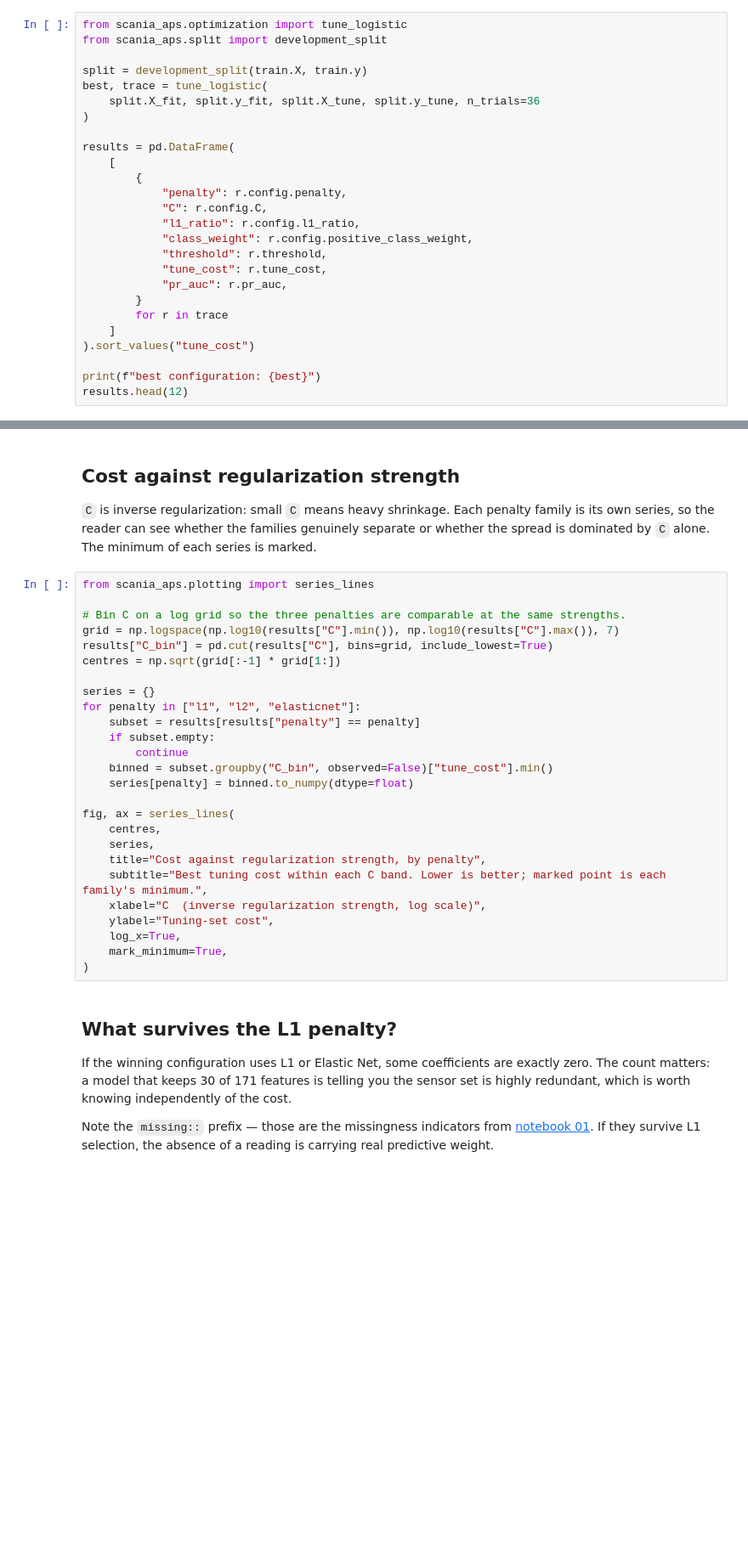
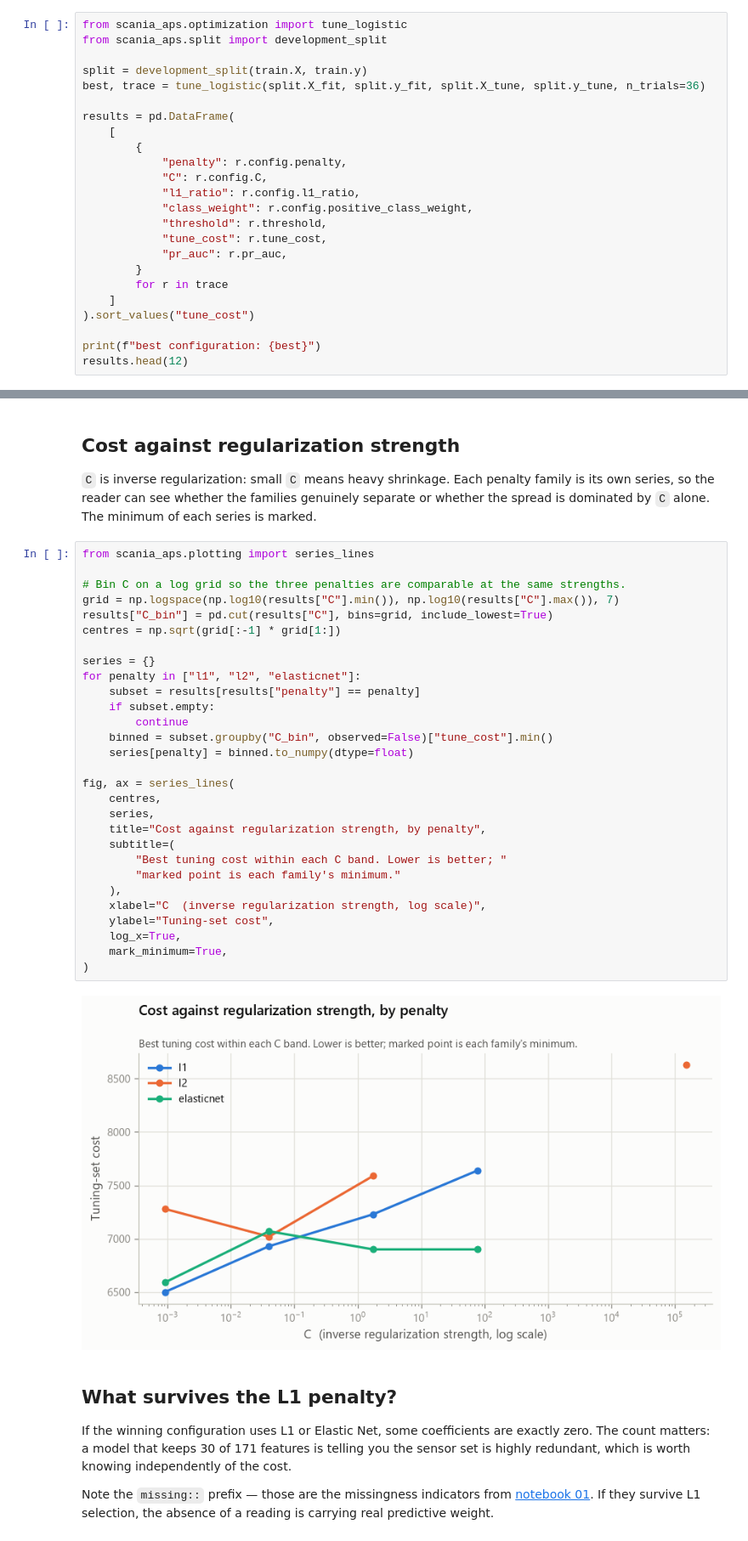
Before and after one commit to DiogoRibeiro7/scania-aps-cost, a Jupyter notebook: experiments/03_logistic_regularization.ipynb, the cells around one changed output, grey strips where cells are left out. Shown at 85% size. Cells and saved outputs as stored; diff of their text form; blank space fills up the shorter version.

```diff
--- a/experiments/03_logistic_regularization.ipynb
+++ b/experiments/03_logistic_regularization.ipynb
@@ -60,9 +64,7 @@ from scania_aps.optimization import tune_logistic
 from scania_aps.split import development_split
 
 split = development_split(train.X, train.y)
-best, trace = tune_logistic(
-    split.X_fit, split.y_fit, split.X_tune, split.y_tune, n_trials=36
-)
+best, trace = tune_logistic(split.X_fit, split.y_fit, split.X_tune, split.y_tune, n_trials=36)
 
 results = pd.DataFrame(
     [
@@ -90,29 +107,34 @@ the spread is dominated by `C` alone. The minimum of each series is marked.
 # %%
 from scania_aps.plotting import series_lines
 
 # Bin C on a log grid so the three penalties are comparable at the same strengths.
 grid = np.logspace(np.log10(results["C"].min()), np.log10(results["C"].max()), 7)
 results["C_bin"] = pd.cut(results["C"], bins=grid, include_lowest=True)
 centres = np.sqrt(grid[:-1] * grid[1:])
 
 series = {}
 for penalty in ["l1", "l2", "elasticnet"]:
     subset = results[results["penalty"] == penalty]
     if subset.empty:
         continue
     binned = subset.groupby("C_bin", observed=False)["tune_cost"].min()
     series[penalty] = binned.to_numpy(dtype=float)
 
 fig, ax = series_lines(
     centres,
     series,
     title="Cost against regularization strength, by penalty",
-    subtitle="Best tuning cost within each C band. Lower is better; marked point is each family's minimum.",
+    subtitle=(
+        "Best tuning cost within each C band. Lower is better; "
+        "marked point is each family's minimum."
+    ),
     xlabel="C  (inverse regularization strength, log scale)",
     ylabel="Tuning-set cost",
     log_x=True,
     mark_minimum=True,
 )
+# %% [output]
+[figure, added]
 # %% [markdown]
 ## What survives the L1 penalty?
 
```
Also changed, not shown: parts of 3 cells of this notebook, 9 other files.
